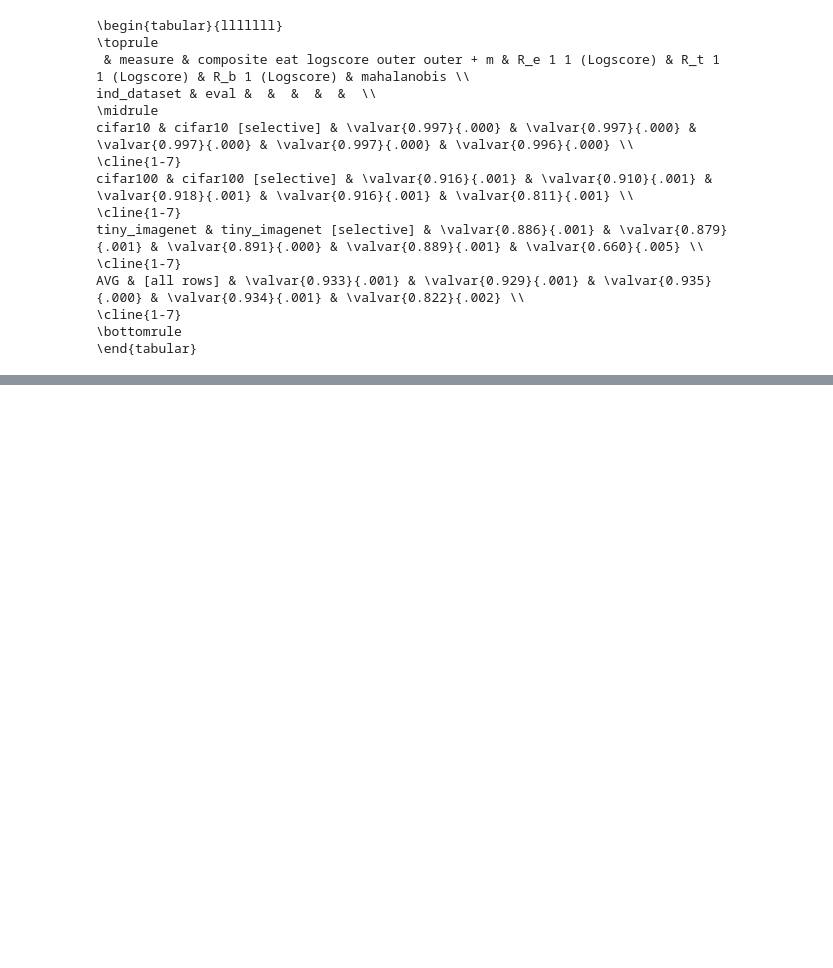
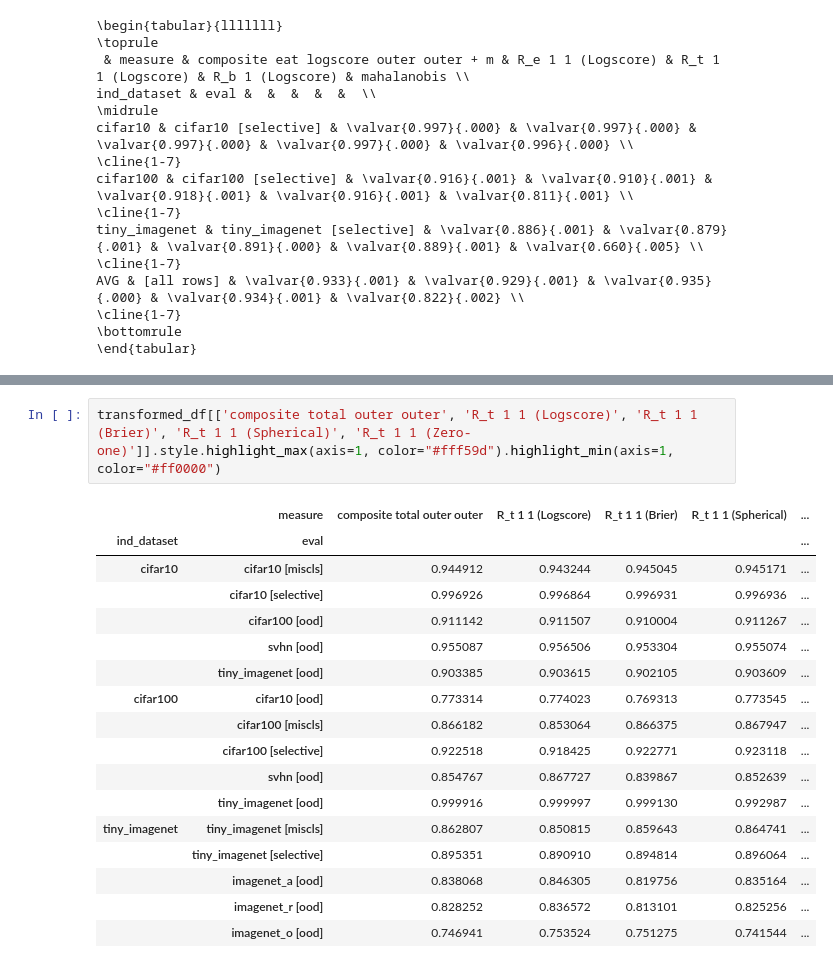
Before and after one commit to DavydenkoGr/FEDERATED-UNCERTAINTY, a Jupyter notebook: notebooks/single_config_results.ipynb, the cells around one changed output, grey strips where cells are left out. Saved outputs shown, nothing was run; the diff lists cells and outputs as text; blank space fills up the shorter version.

```diff
--- a/notebooks/single_config_results.ipynb
+++ b/notebooks/single_config_results.ipynb
@@ -306,0 +323,20 @@ AVG & [all rows] & \valvar{0.933}{.001} & \valvar{0.929}{.001} & \valvar{0.935}{
+# %%
+transformed_df[['composite total outer outer', 'R_t 1 1 (Logscore)', 'R_t 1 1 (Brier)', 'R_t 1 1 (Spherical)', 'R_t 1 1 (Zero-one)']].style.highlight_max(axis=1, color="#fff59d").highlight_min(axis=1, color="#ff0000")
+# %% [output]
+|  | measure | composite total outer outer | R_t 1 1 (Logscore) | R_t 1 1 (Brier) | R_t 1 1 (Spherical) | ... |
+| ind_dataset | eval |  |  |  |  | ... |
+| cifar10 | cifar10 [miscls] | 0.944912 | 0.943244 | 0.945045 | 0.945171 | ... |
+|  | cifar10 [selective] | 0.996926 | 0.996864 | 0.996931 | 0.996936 | ... |
+|  | cifar100 [ood] | 0.911142 | 0.911507 | 0.910004 | 0.911267 | ... |
+|  | svhn [ood] | 0.955087 | 0.956506 | 0.953304 | 0.955074 | ... |
+|  | tiny_imagenet [ood] | 0.903385 | 0.903615 | 0.902105 | 0.903609 | ... |
+| cifar100 | cifar10 [ood] | 0.773314 | 0.774023 | 0.769313 | 0.773545 | ... |
+|  | cifar100 [miscls] | 0.866182 | 0.853064 | 0.866375 | 0.867947 | ... |
+|  | cifar100 [selective] | 0.922518 | 0.918425 | 0.922771 | 0.923118 | ... |
+|  | svhn [ood] | 0.854767 | 0.867727 | 0.839867 | 0.852639 | ... |
+|  | tiny_imagenet [ood] | 0.999916 | 0.999997 | 0.999130 | 0.992987 | ... |
+| tiny_imagenet | tiny_imagenet [miscls] | 0.862807 | 0.850815 | 0.859643 | 0.864741 | ... |
+|  | tiny_imagenet [selective] | 0.895351 | 0.890910 | 0.894814 | 0.896064 | ... |
+|  | imagenet_a [ood] | 0.838068 | 0.846305 | 0.819756 | 0.835164 | ... |
+|  | imagenet_r [ood] | 0.828252 | 0.836572 | 0.813101 | 0.825256 | ... |
+|  | imagenet_o [ood] | 0.746941 | 0.753524 | 0.751275 | 0.741544 | ... |
```
Also changed, not shown: parts of 7 cells of this notebook, 1 other file.
